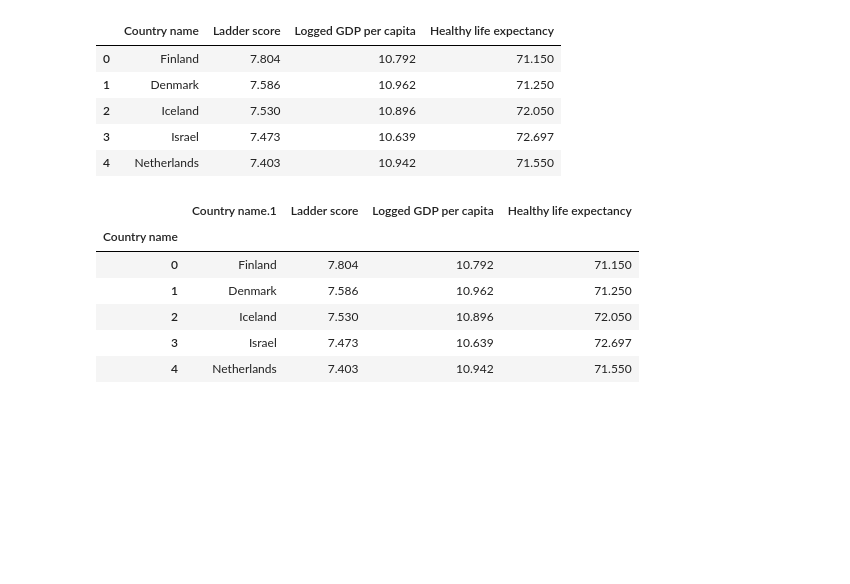
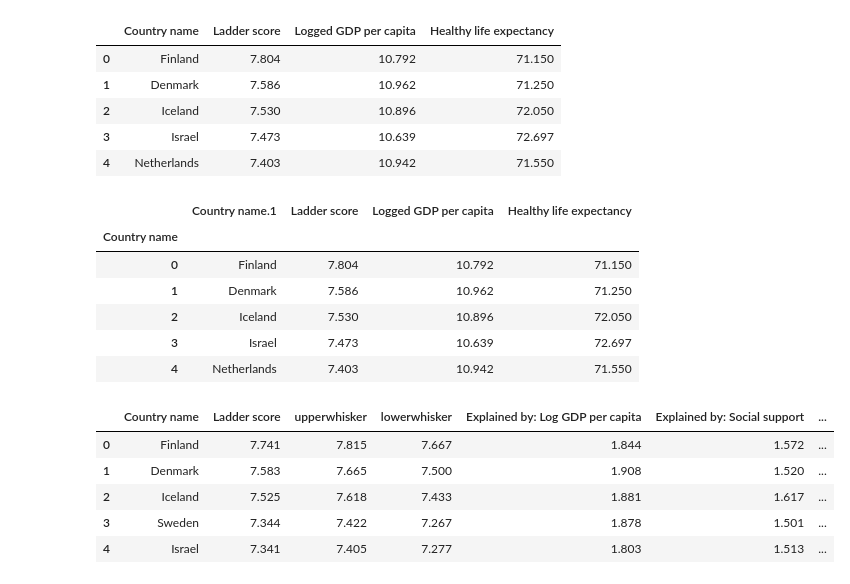
Before and after one commit to kristinaabramoff/Project__1, a Jupyter notebook: data_cleaning.ipynb, the cells around one changed output. Cells and saved outputs as stored; diff of their text form; code cells hidden in the pictures; blank space fills up the shorter version.

```diff
--- a/data_cleaning.ipynb
+++ b/data_cleaning.ipynb
@@ -46,0 +47,12 @@ print("hello")
+# %%
+#Linegraph dataset cleaning
+csvpath2 = os.path.join('Resources','WHR2024.csv')
+dataframe24 = pd.read_csv(csvpath2)
+dataframe24.head()
+# %% [output]
+|  | Country name | Ladder score | upperwhisker | lowerwhisker | Explained by: Log GDP per capita | Explained by: Social support | ... |
+| 0 | Finland | 7.741 | 7.815 | 7.667 | 1.844 | 1.572 | ... |
+| 1 | Denmark | 7.583 | 7.665 | 7.500 | 1.908 | 1.520 | ... |
+| 2 | Iceland | 7.525 | 7.618 | 7.433 | 1.881 | 1.617 | ... |
+| 3 | Sweden | 7.344 | 7.422 | 7.267 | 1.878 | 1.501 | ... |
+| 4 | Israel | 7.341 | 7.405 | 7.277 | 1.803 | 1.513 | ... |
```
Also changed, not shown: parts of 15 cells of this notebook, 5 other files.
